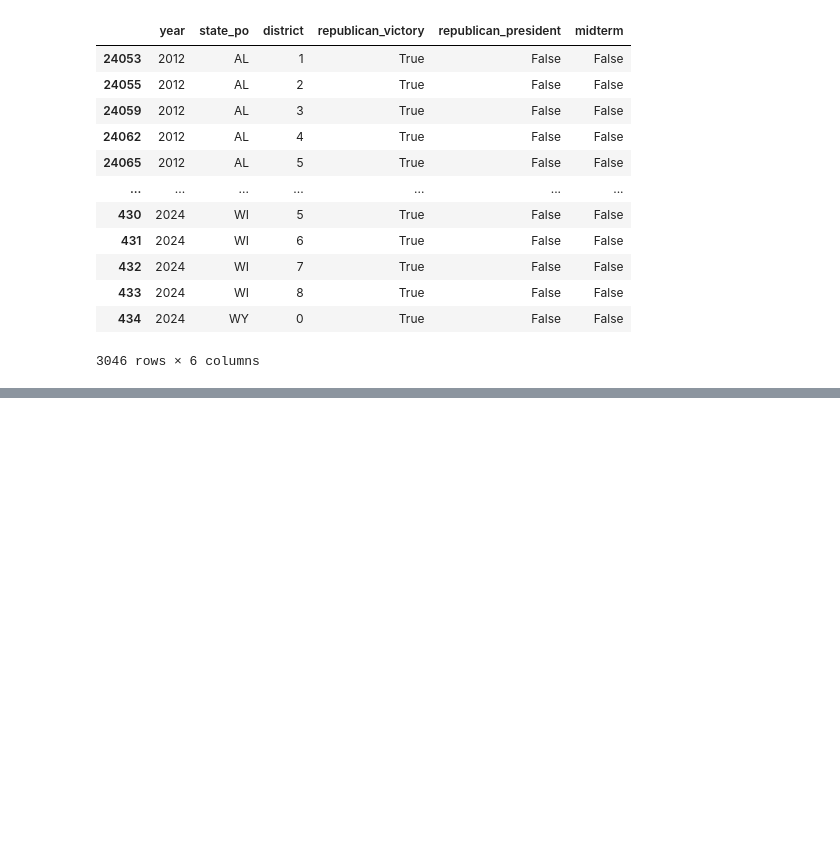
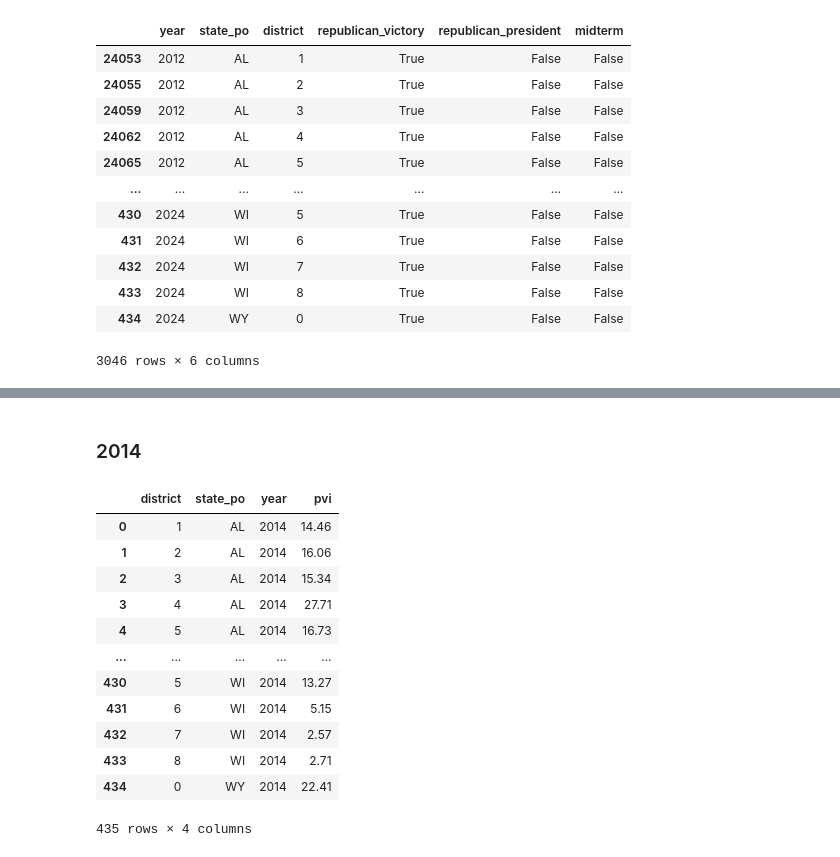
Before and after one commit to fcostell0/DS496Capstone, a Jupyter notebook: Processed Data/HouseElectionDataProcessing.ipynb, the cells around one changed output, grey strips where cells are left out. Cells and saved outputs as stored; diff of their text form; code cells hidden in the pictures; blank space fills up the shorter version.

```diff
--- a/Processed Data/HouseElectionDataProcessing.ipynb
+++ b/Processed Data/HouseElectionDataProcessing.ipynb
@@ -155,0 +223,22 @@ electionData
+# %% [markdown]
+### 2014
+# %%
+PVI2014 = pd.read_excel('C:/Users/finco/Documents/GitHub/DS496Capstone/Raw Data/Political/Cook PVI 1997-2025.xlsx', sheet_name='113th (13-14)')
+PVI2014 = processStateDistrict(PVI2014, 2014)
+PVI2014['pvi'] = PVI2014['2013 Raw Cook PVI'].apply(process_pvi)
+PVI2014 = PVI2014.drop(['Member', '2013 Raw Cook PVI', '2013 Cook PVI'], axis=1)
+PVI2014
+# %% [output]
+|  | district | state_po | year | pvi |
+| 0 | 1 | AL | 2014 | 14.46 |
+| 1 | 2 | AL | 2014 | 16.06 |
+| 2 | 3 | AL | 2014 | 15.34 |
+| 3 | 4 | AL | 2014 | 27.71 |
+| 4 | 5 | AL | 2014 | 16.73 |
+| ... | ... | ... | ... | ... |
+| 430 | 5 | WI | 2014 | 13.27 |
+| 431 | 6 | WI | 2014 | 5.15 |
+| 432 | 7 | WI | 2014 | 2.57 |
+| 433 | 8 | WI | 2014 | 2.71 |
+| 434 | 0 | WY | 2014 | 22.41 |
+435 rows × 4 columns
```
Also changed, not shown: parts of 21 cells of this notebook, 1 other file.
